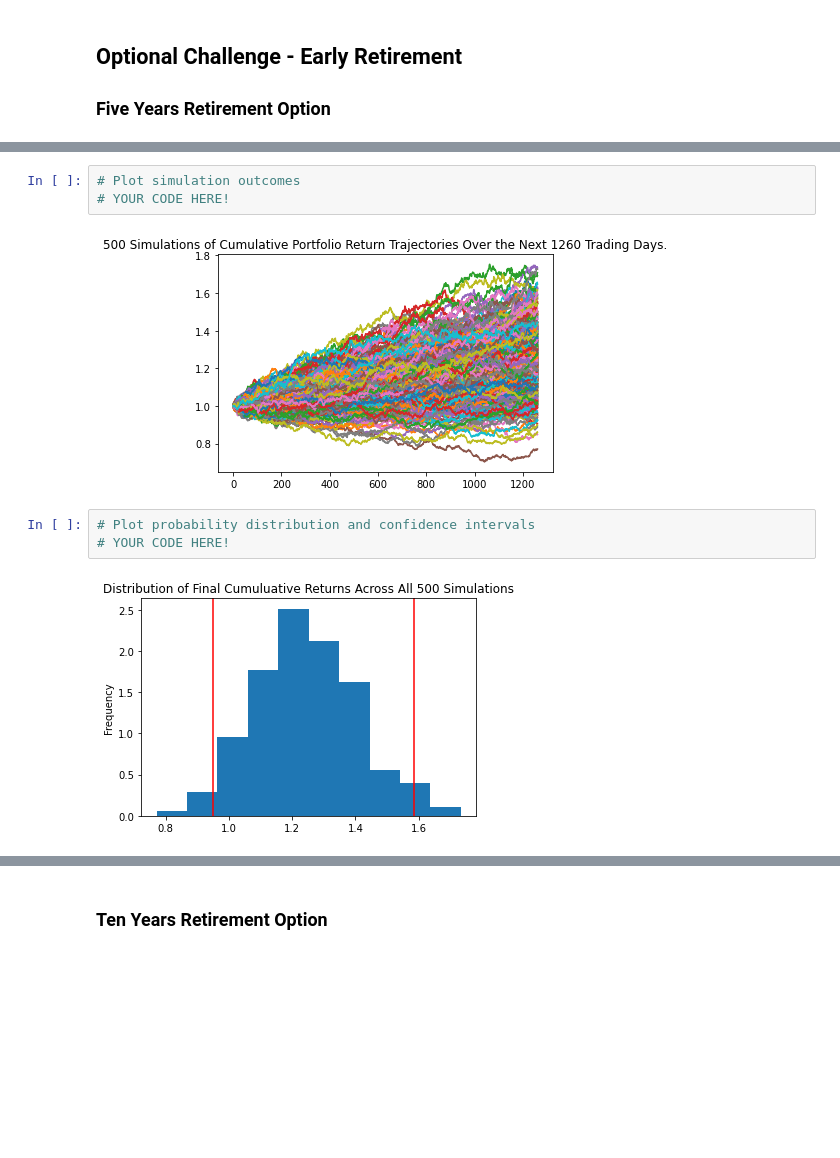
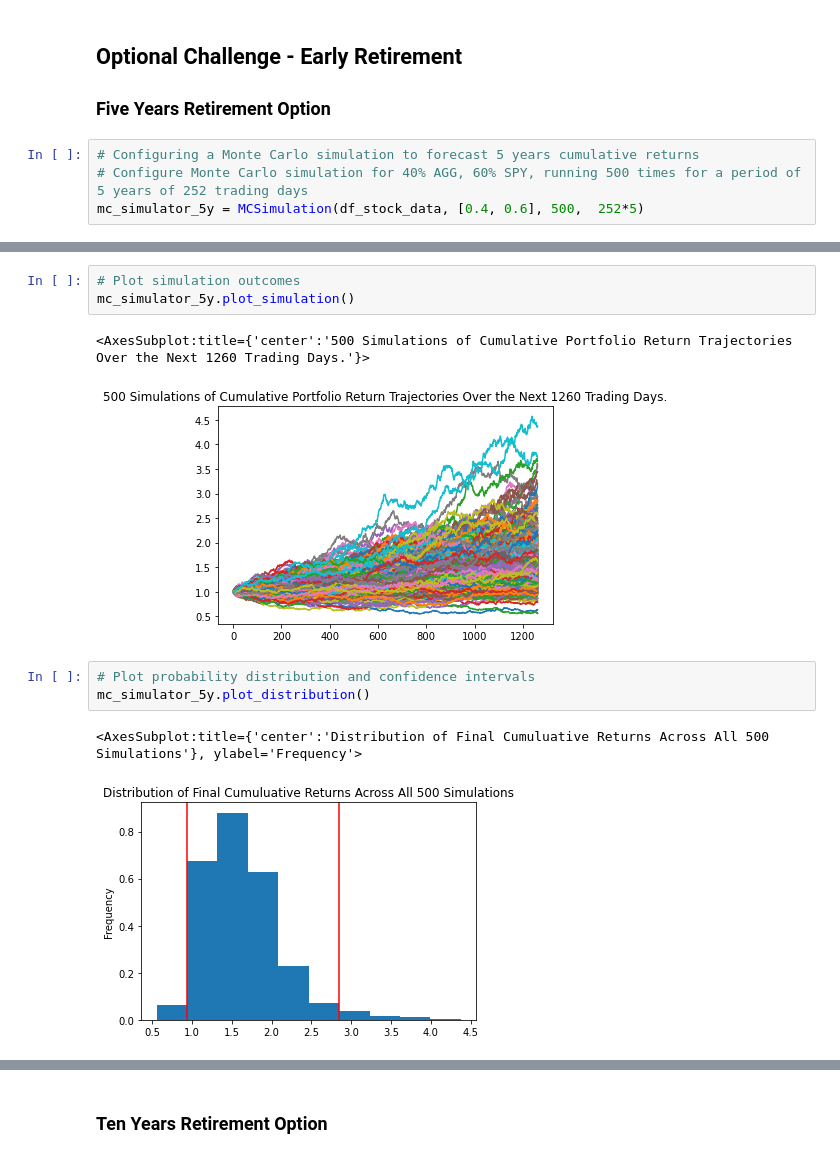
Before and after one commit to CascadingDoomPony/Personal_Finance_Planner, a Jupyter notebook: financial-planner.ipynb, the cells around one changed output, grey strips where cells are left out. Saved outputs shown, nothing was run; the diff lists cells and outputs as text; blank space fills up the shorter version.

Commit message:
finished all monte carlo analysis

```diff
--- a/financial-planner.ipynb
+++ b/financial-planner.ipynb
@@ -339,4 +343,8 @@ There is a 95% chance that an initial investment of $30000.0 in the portfolio ov
 
 
 ### Five Years Retirement Option
+# %%
+# Configuring a Monte Carlo simulation to forecast 5 years cumulative returns
+# Configure Monte Carlo simulation for 40% AGG, 60% SPY, running 500 times for a period of 5 years of 252 trading days
+mc_simulator_5y = MCSimulation(df_stock_data, [0.4, 0.6], 500,  252*5)
 # %%
@@ -379,12 +395,14 @@ Running Monte Carlo simulation number 490.
 # %%
 # Plot simulation outcomes
-# YOUR CODE HERE!
+mc_simulator_5y.plot_simulation()
 # %% [output]
+<AxesSubplot:title={'center':'500 Simulations of Cumulative Portfolio Return Trajectories Over the Next 1260 Trading Days.'}>
-[figure, old version]
+[figure, new version]
 # %%
 # Plot probability distribution and confidence intervals
-# YOUR CODE HERE!
+mc_simulator_5y.plot_distribution()
 # %% [output]
+<AxesSubplot:title={'center':'Distribution of Final Cumuluative Returns Across All 500 Simulations'}, ylabel='Frequency'>
-[figure, old version]
+[figure, new version]
 # %%
 # Fetch summary statistics from the Monte Carlo simulation results
```
Also changed, not shown: parts of 15 cells of this notebook.
